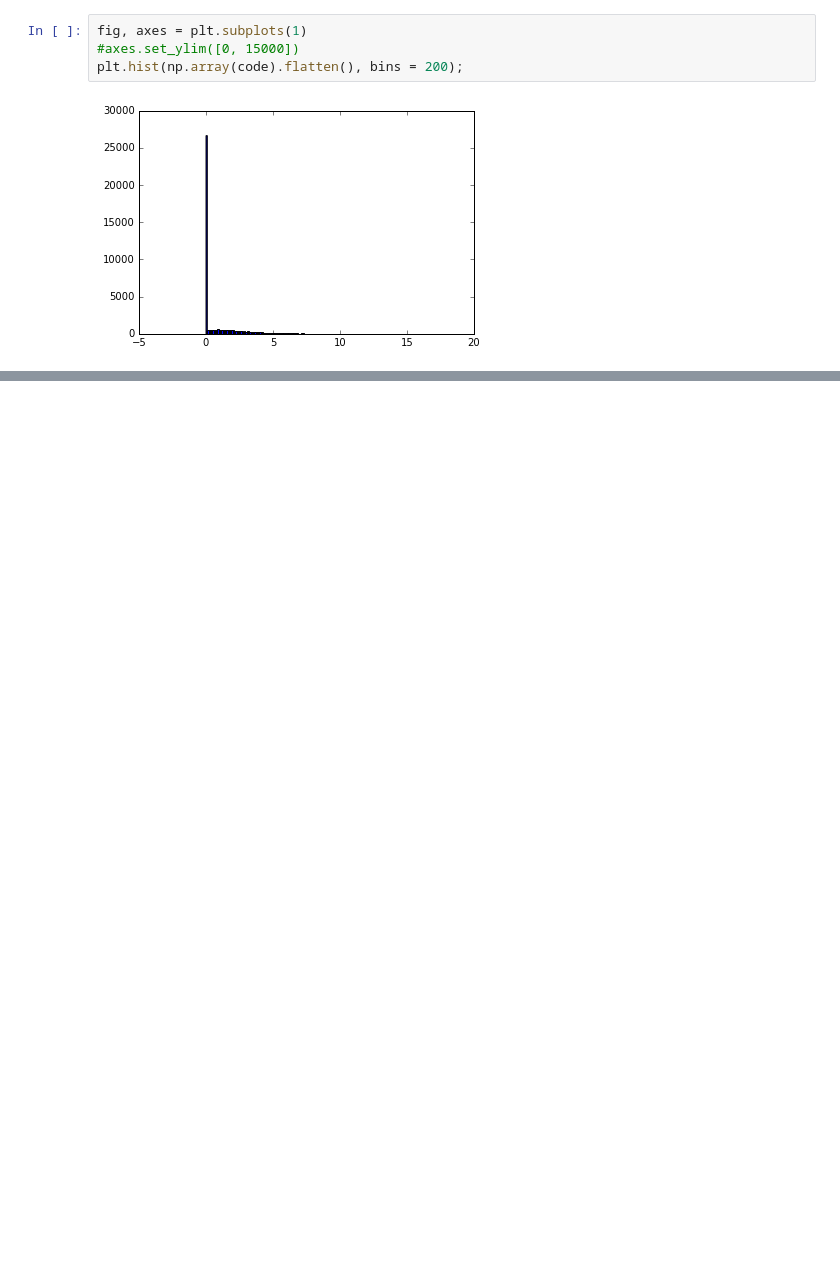
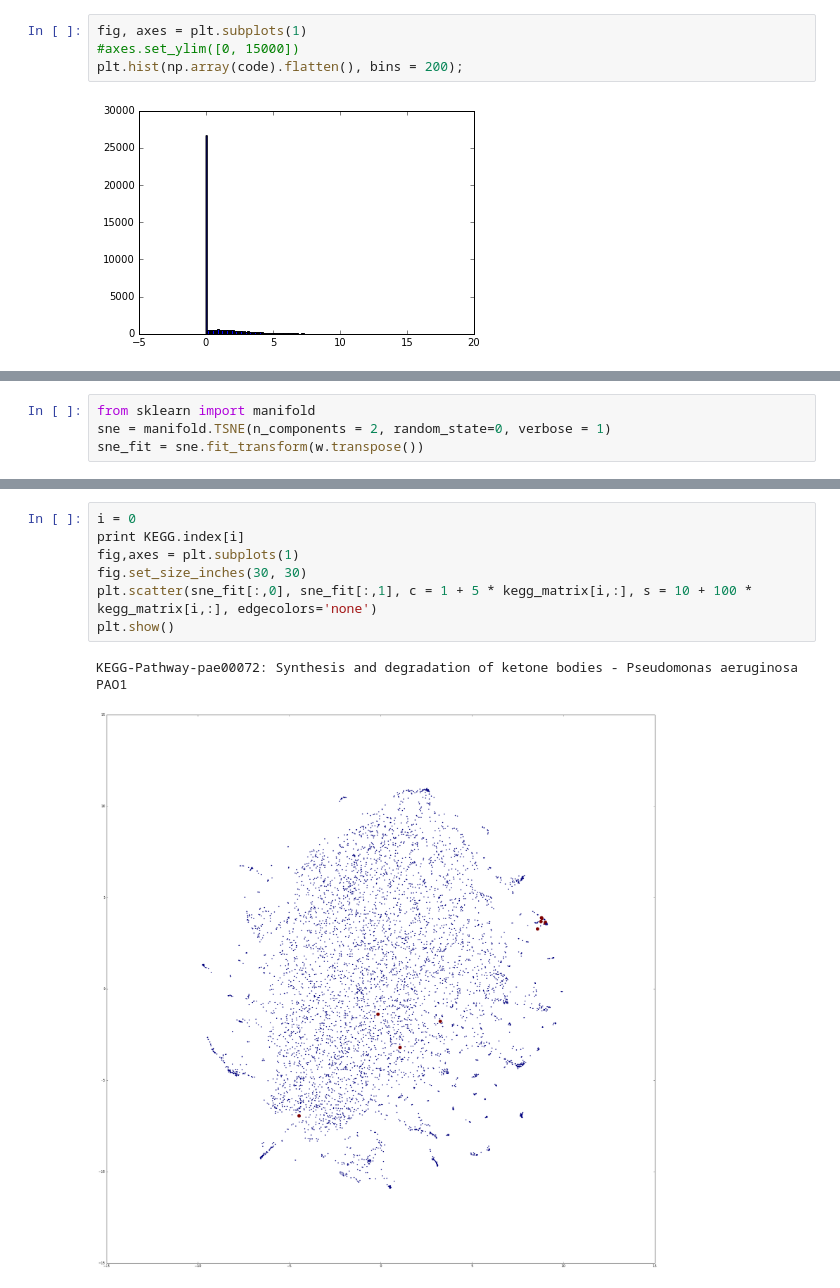
Before and after one commit to Thru-Echoes/structure-gene-discovery, a Jupyter notebook: pseudomonas/pseudomonas.ipynb, the cells around one changed output, grey strips where cells are left out. Saved outputs shown, nothing was run; the diff lists cells and outputs as text; blank space fills up the shorter version.

Commit message:
pseudomonas t-sne

```diff
--- a/pseudomonas/pseudomonas.ipynb
+++ b/pseudomonas/pseudomonas.ipynb
@@ -185,0 +194,4 @@ lm.score(adage_w.transpose(), w.transpose())
+# %%
+from sklearn import manifold
+sne = manifold.TSNE(n_components = 2, random_state=0, verbose = 1)
+sne_fit = sne.fit_transform(w.transpose())
@@ -185,0 +209,10 @@ lm.score(adage_w.transpose(), w.transpose())
+# %%
+i = 0
+print KEGG.index[i]
+fig,axes = plt.subplots(1)
+fig.set_size_inches(30, 30)
+plt.scatter(sne_fit[:,0], sne_fit[:,1], c = 1 + 5 * kegg_matrix[i,:], s = 10 + 100 * kegg_matrix[i,:], edgecolors='none')
+plt.show()
+# %% [output]
+KEGG-Pathway-pae00072: Synthesis and degradation of ketone bodies - Pseudomonas aeruginosa PAO1
+[figure, added]
```
Also changed, not shown: parts of 4 cells of this notebook.
